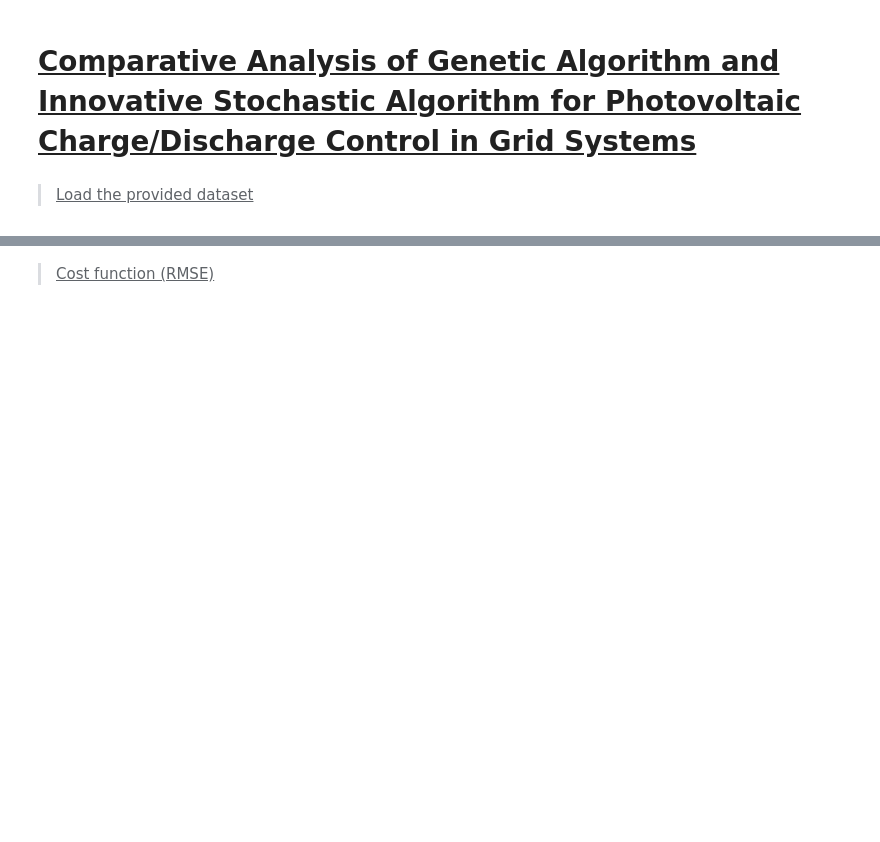
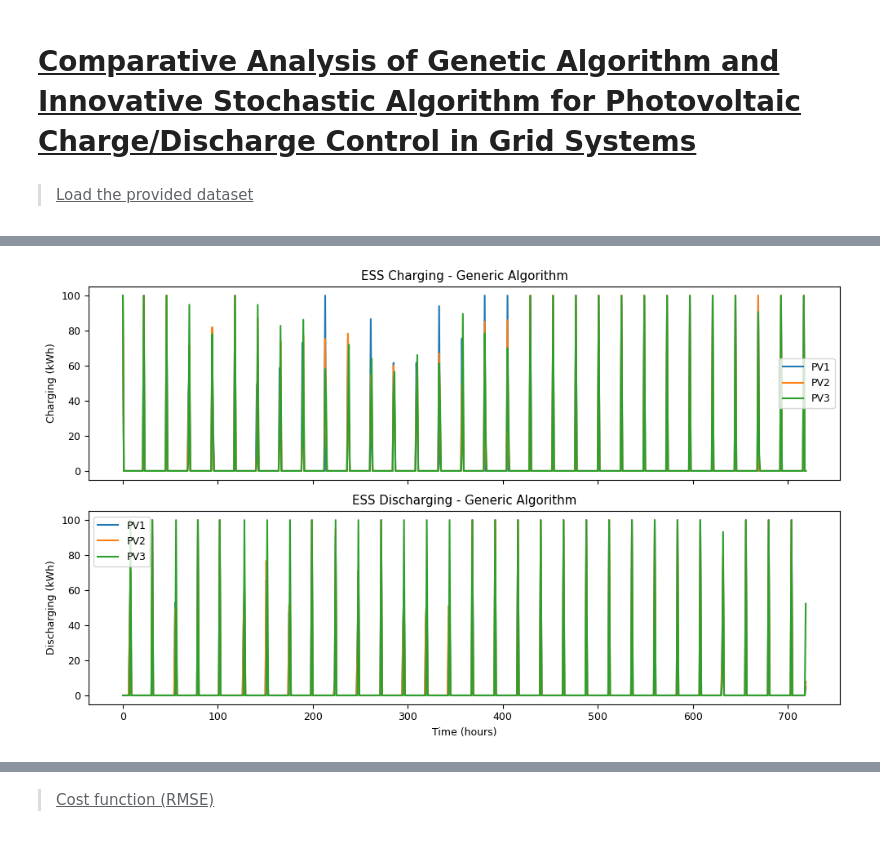
Before and after one commit to RBM-D-Xundullah/ENS-2Y-5P-Comparative-Analysis-of-GA-and-ISA-for-PV-Charge-Discharge-Control-in-Grid-Systems, a Jupyter notebook: sw_v1.1.ipynb, the cells around one changed output, grey strips where cells are left out. Saved outputs shown, nothing was run; the diff lists cells and outputs as text; code cells hidden in the pictures; blank space fills up the shorter version.

```diff
--- a/sw_v1.1.ipynb
+++ b/sw_v1.1.ipynb
@@ -297,0 +411,9 @@ array([[ 3258.6,  3211. ,  3542.4, 10012. ,   123.6],
+# %%
+# ESS capacity
+ess_capacity = 100
+
+# Algorithm 1: Generic Algorithm
+charge_gen, discharge_gen = generic_algorithm(data, ess_capacity)
+visualize_charging_discharging(data, charge_gen, discharge_gen, 'Generic Algorithm')
+# %% [output]
+[figure, added]
```
Also changed, not shown: parts of 14 cells of this notebook, 6 other files.
